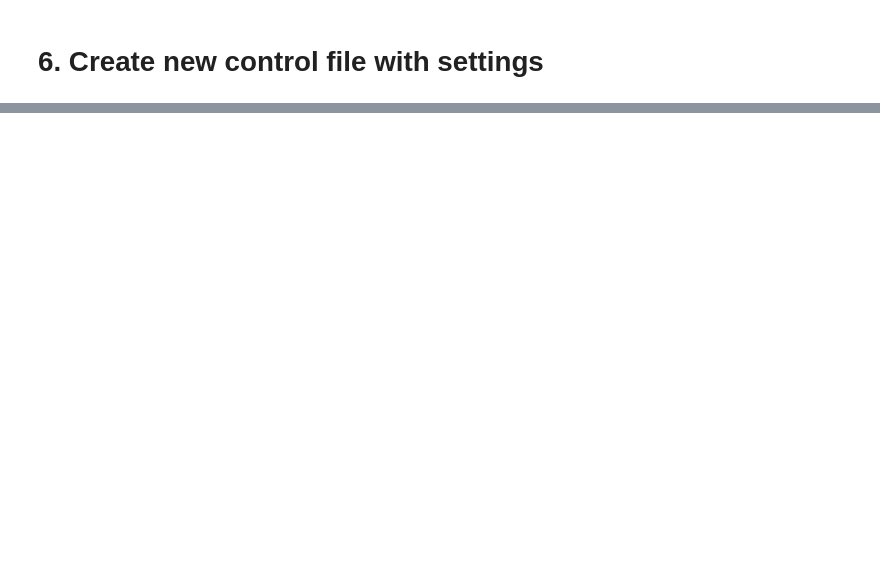
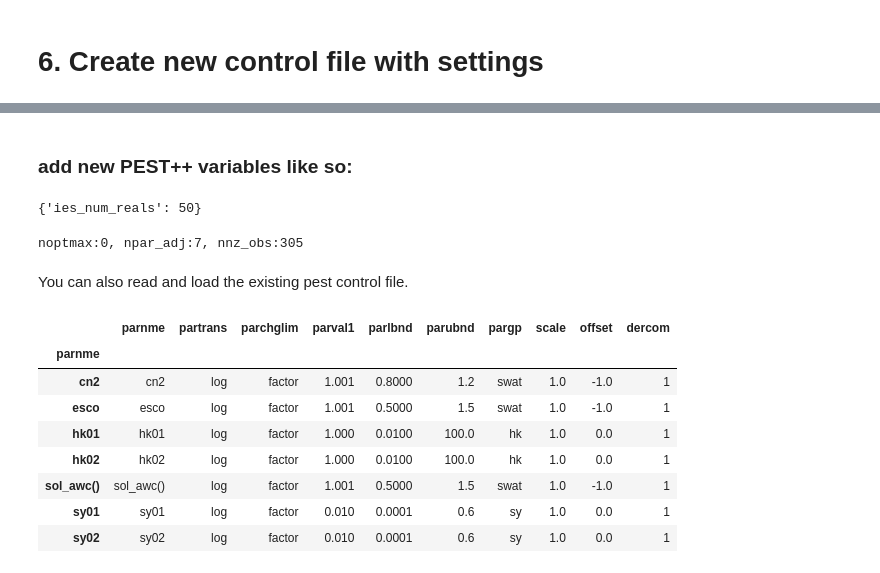
Before and after one commit to spark-brc/swatmf, a Jupyter notebook: tutorials/01_zon_setup.ipynb, the cells around one changed output, grey strips where cells are left out. Cells and saved outputs as stored; diff of their text form; code cells hidden in the pictures; blank space fills up the shorter version.

```diff
--- a/tutorials/01_zon_setup.ipynb
+++ b/tutorials/01_zon_setup.ipynb
@@ -298,3 +462,39 @@ pst.control_data.noptmax=0
 pst.model_command = 'python forward_run.py'
+# %% [markdown]
+### add new PEST++ variables like so:
+# %%
+# A few examples of adding PEST++ options of different types:
+# pestpp-ies; the number of realizations to draw in order to form parameter and observation ensembles.
+pst.pestpp_options['ies_num_reals'] = 50
+
+# specifies a list of values for the Marquardt lambda used in calculation of parameter upgrades.
+# pst.pestpp_options["lambdas"] = [0.1, 1, 10, 100, 1000]
+# pst.pestpp_options["ies_bad_phi_sigma"] = 2.0
+
+# pestpp-da; True/False, specify whether to use the simulated states at the end of each cycle as the initial states for the next cycle.
+# pst.pestpp_options['da_use_simulated_states'] = True
+
+# check the dictionary again
+pst.pestpp_options
+# %% [output]
+{'ies_num_reals': 50}
 # %%
-pst.write('mb_pest.pst')
+pst.write('mb_zon.pst', version=2)
+# %% [output]
+noptmax:0, npar_adj:7, nnz_obs:305
+# %% [markdown]
+You can also read and load the existing pest control file.
+# %%
+pst_read = pyemu.Pst(os.path.join(swatmf_model,"mb_zon.pst"))
+# %%
+pst_read.parameter_data
+# %% [output]
+|  | parnme | partrans | parchglim | parval1 | parlbnd | parubnd | pargp | scale | offset | dercom |
+| parnme |  |  |  |  |  |  |  |  |  |  |
+| cn2 | cn2 | log | factor | 1.001 | 0.8000 | 1.2 | swat | 1.0 | -1.0 | 1 |
+| esco | esco | log | factor | 1.001 | 0.5000 | 1.5 | swat | 1.0 | -1.0 | 1 |
+| hk01 | hk01 | log | factor | 1.000 | 0.0100 | 100.0 | hk | 1.0 | 0.0 | 1 |
+| hk02 | hk02 | log | factor | 1.000 | 0.0100 | 100.0 | hk | 1.0 | 0.0 | 1 |
+| sol_awc() | sol_awc() | log | factor | 1.001 | 0.5000 | 1.5 | swat | 1.0 | -1.0 | 1 |
+| sy01 | sy01 | log | factor | 0.010 | 0.0001 | 0.6 | sy | 1.0 | 0.0 | 1 |
+| sy02 | sy02 | log | factor | 0.010 | 0.0001 | 0.6 | sy | 1.0 | 0.0 | 1 |
```
Also changed, not shown: parts of 28 cells of this notebook, 10 other files.
